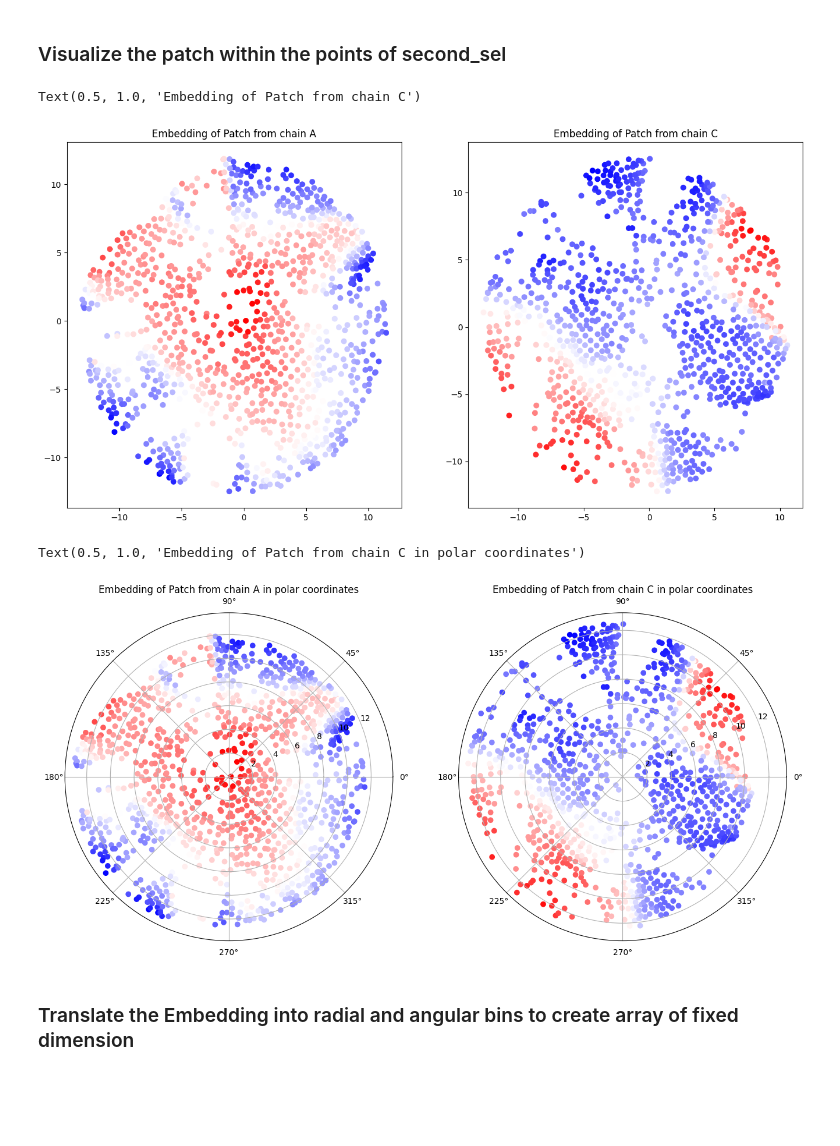
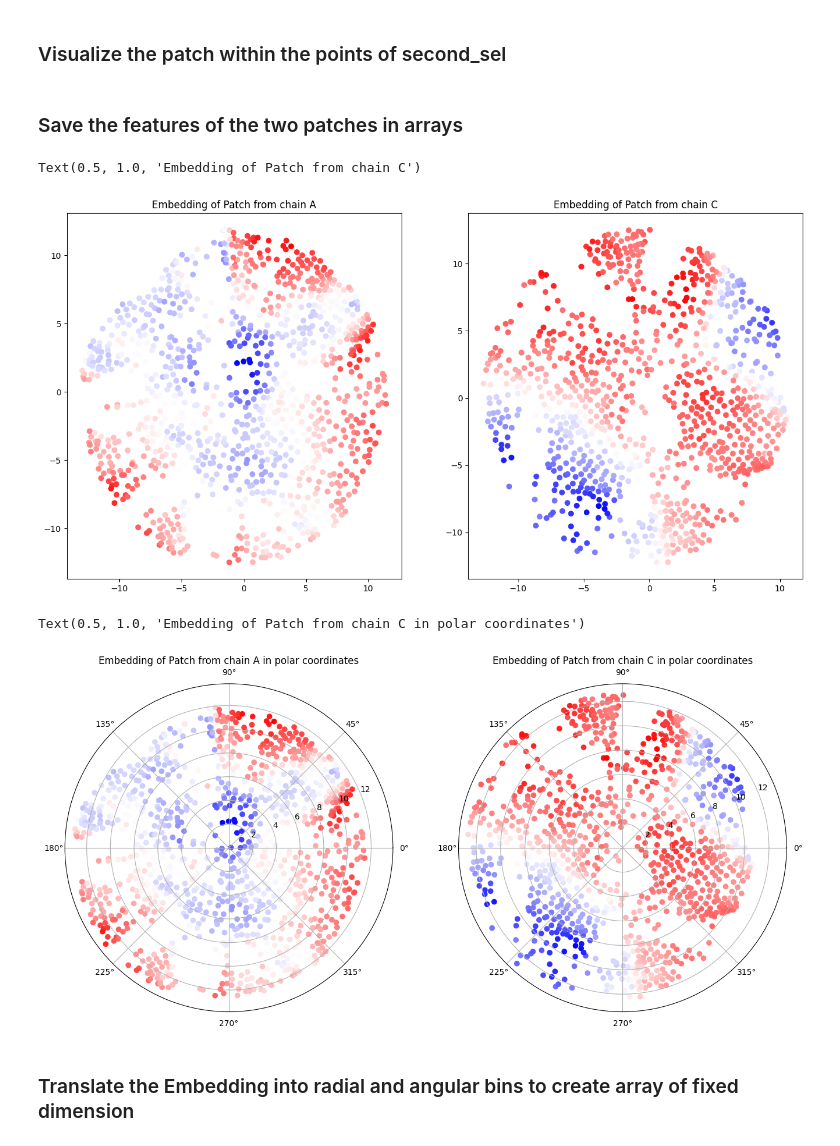
Before and after one commit to DavidGraber/protein_surface_modelling, a Jupyter notebook: main.ipynb, the cells around one changed output. Saved outputs shown, nothing was run; the diff lists cells and outputs as text; code cells hidden in the pictures; blank space fills up the shorter version.

```diff
--- a/main.ipynb
+++ b/main.ipynb
@@ -178,21 +180,23 @@ visualize_pointcloud(coords_C[patch_C["second_sel"]], colors = colors_C_test)
+# %% [markdown]
+### Save the features of the two patches in arrays
 # %%
 features_patch_A = patch_A["features"]
 features_patch_C = patch_C["features"]
 # %%
-feature = 9
+feature = 15
 
 fig, ax = plt.subplots(2, 2, figsize=(16,8))
 
 plt.subplot(1,2,1)
 plt.scatter(embedding_A[:,0], embedding_A[:,1], c = features_patch_A[:,feature], cmap = "bwr")
 plt.title("Embedding of Patch from chain A")
 
 plt.subplot(1,2,2)
 plt.scatter(embedding_C[:,0], embedding_C[:,1], c = features_patch_C[:,feature], cmap = "bwr")
 plt.title("Embedding of Patch from chain C")
 # %% [output]
 Text(0.5, 1.0, 'Embedding of Patch from chain C')
-[figure, old version]
+[figure, new version]
 # %%
 polar_coords_A = convert_to_polar(embedding_A)
 polar_coords_C = convert_to_polar(embedding_C)
@@ -207,7 +211,7 @@ plot2 = C.scatter(polar_coords_C[:,1], polar_coords_C[:,0], c = features_patch_C
 plt.title("Embedding of Patch from chain C in polar coordinates")
 # %% [output]
 Text(0.5, 1.0, 'Embedding of Patch from chain C in polar coordinates')
-[figure, old version]
+[figure, new version]
 # %% [markdown]
 ### Translate the Embedding into radial and angular bins to create array of fixed dimension
 # %%
```
Also changed, not shown: parts of 11 cells of this notebook.
